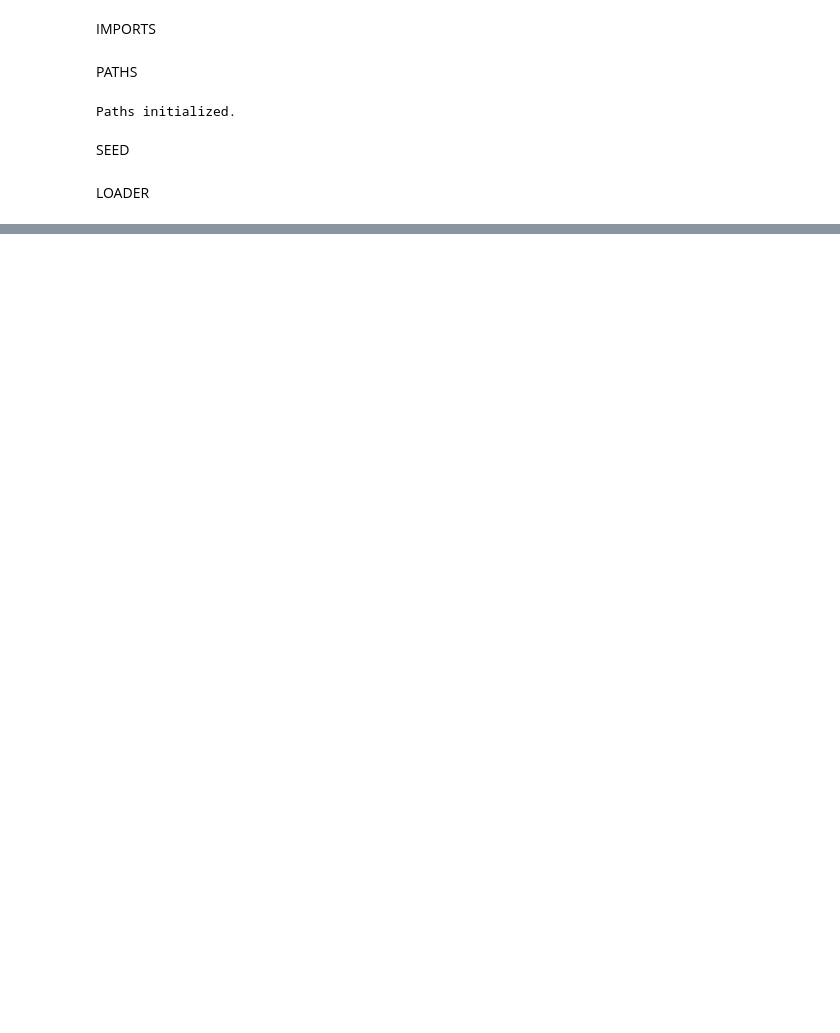
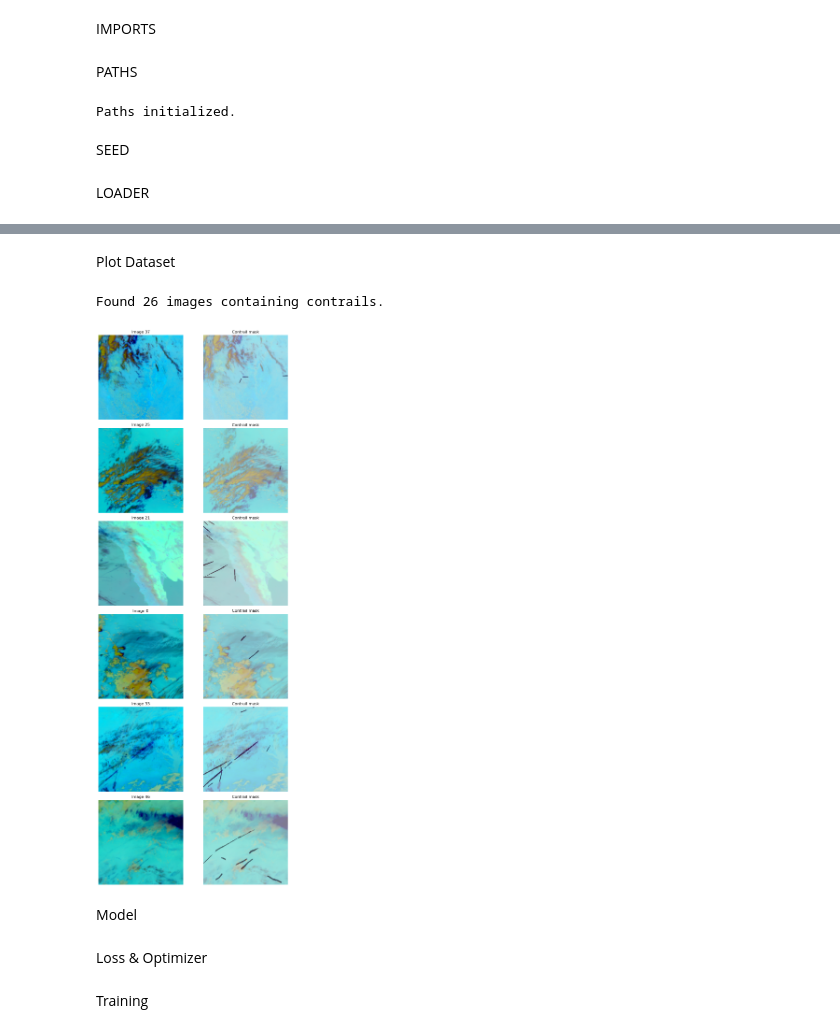
Before and after one commit to Dinis-CM/Contrail-Detection, a Jupyter notebook: Models/model1.ipynb, the cells around one changed output, grey strips where cells are left out. Cells and saved outputs as stored; diff of their text form; code cells hidden in the pictures; blank space fills up the shorter version.

```diff
--- a/Models/model1.ipynb
+++ b/Models/model1.ipynb
@@ -117,0 +90,44 @@ Found 2636 images containing contrails.
+# %% [markdown]
+Plot Dataset
+# %%
+PLOT_INPUT = True
+
+if PLOT_INPUT:
+
+    positive_indices = []
+    for index in range(len(train_dataset)):
+        _, mask = train_dataset[index]
+        if torch.any(mask > 0):
+            positive_indices.append(index)
+
+    print(f"Found {len(positive_indices)} images containing contrails.")
+
+    n_to_plot = min(6, len(positive_indices))
+
+    if n_to_plot:
+        selected_indices = random.sample(positive_indices, n_to_plot)
+
+        fig, axes = plt.subplots(n_to_plot, 2, figsize=(10, 4 * n_to_plot))
+        axes = np.atleast_2d(axes)
+
+        for row, index in enumerate(selected_indices):
+            image, mask = train_dataset[index]
+            image_np = image.permute(1, 2, 0).numpy()
+            mask_np = mask.squeeze(0).numpy()
+
+            axes[row, 0].imshow(image_np)
+            axes[row, 0].set_title(f"Image {index}")
+            axes[row, 0].axis("off")
+
+            axes[row, 1].imshow(image_np)
+            axes[row, 1].imshow(mask_np, cmap="Reds", alpha=0.5)
+            axes[row, 1].set_title("Contrail mask")
+            axes[row, 1].axis("off")
+
+        plt.tight_layout()
+        plt.show()
+# %% [output]
+Found 26 images containing contrails.
+[figure, added]
+# %% [markdown]
+Model
@@ -117,0 +334,2 @@ Found 2636 images containing contrails.
+# %% [markdown]
+Loss & Optimizer
@@ -117,0 +365,2 @@ Found 2636 images containing contrails.
+# %% [markdown]
+Training
```
Also changed, not shown: parts of 7 cells of this notebook, 1 other file.
